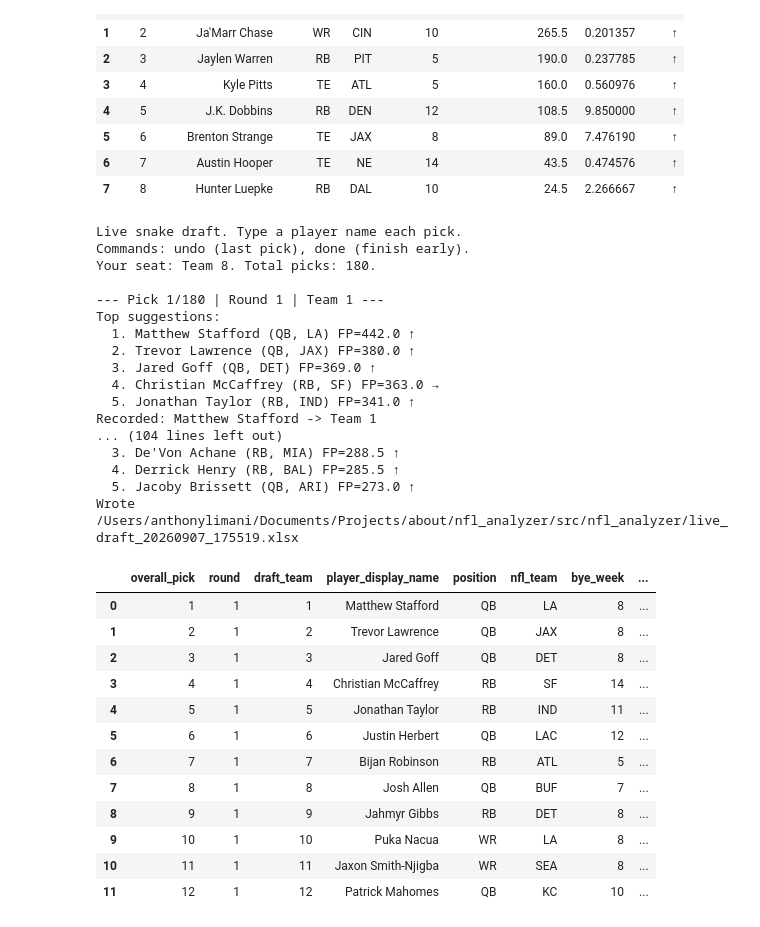
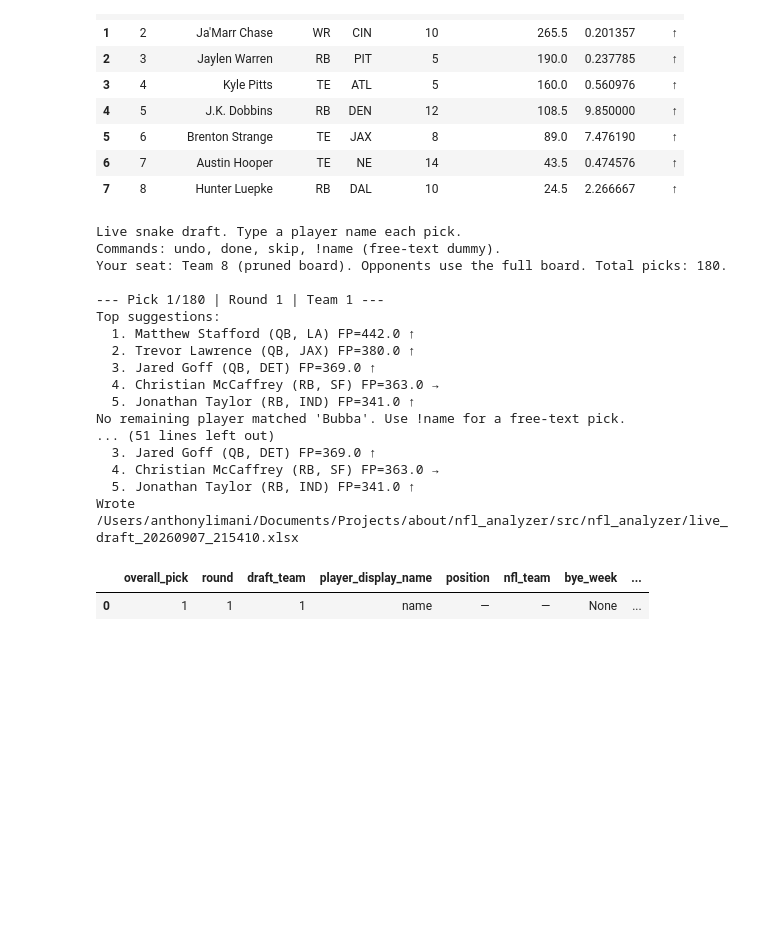
Before and after one commit to broverlord93/about, a Jupyter notebook: nfl_analyzer/src/nfl_analyzer/draft_analysis.ipynb, the cells around one changed output. Saved outputs shown, nothing was run; the diff lists cells and outputs as text; code cells hidden in the pictures; blank space fills up the shorter version.

```diff
--- a/nfl_analyzer/src/nfl_analyzer/draft_analysis.ipynb
+++ b/nfl_analyzer/src/nfl_analyzer/draft_analysis.ipynb
@@ -70,6 +70,9 @@ print(
 )
 print("Eligibility cutoff last_season >=", latest_loaded_season)
 
+# Snapshot after RET filter only — used for the live-draft full board.
+player_stats_full_weekly = player_stats.copy()
+
 before = len(player_stats)
 player_stats = exclude_incoming_rookies(player_stats, players, latest_loaded_season)
 print(
@@ -418,42 +504,31 @@ My picks from the log:
 # %%
 from datetime import datetime
 from pathlib import Path
 
 from nfl_analyzer.live_draft import export_draft_to_excel, run_live_draft
 
-live_log = run_live_draft(draft_board)
+live_log = run_live_draft(draft_board, full_board=full_draft_board)
 stamp = datetime.now().strftime("%Y%m%d_%H%M%S")
 out = export_draft_to_excel(live_log, Path(f"live_draft_{stamp}.xlsx"))
 print(f"Wrote {out}")
 live_log
 # %% [output]
 Live snake draft. Type a player name each pick.
-Commands: undo (last pick), done (finish early).
-Your seat: Team 8. Total picks: 180.
+Commands: undo, done, skip, !name (free-text dummy).
+Your seat: Team 8 (pruned board). Opponents use the full board. Total picks: 180.
 
 --- Pick 1/180 | Round 1 | Team 1 ---
 Top suggestions:
   1. Matthew Stafford (QB, LA) FP=442.0 ↑
   2. Trevor Lawrence (QB, JAX) FP=380.0 ↑
   3. Jared Goff (QB, DET) FP=369.0 ↑
   4. Christian McCaffrey (RB, SF) FP=363.0 →
   5. Jonathan Taylor (RB, IND) FP=341.0 ↑
-Recorded: Matthew Stafford -> Team 1
-... (104 lines left out)
-  3. De'Von Achane (RB, MIA) FP=288.5 ↑
-  4. Derrick Henry (RB, BAL) FP=285.5 ↑
-  5. Jacoby Brissett (QB, ARI) FP=273.0 ↑
-Wrote /Users/anthonylimani/Documents/Projects/about/nfl_analyzer/src/nfl_analyzer/live_draft_20260907_175519.xlsx
+No remaining player matched 'Bubba'. Use !name for a free-text pick.
+... (51 lines left out)
+  3. Jared Goff (QB, DET) FP=369.0 ↑
+  4. Christian McCaffrey (RB, SF) FP=363.0 →
+  5. Jonathan Taylor (RB, IND) FP=341.0 ↑
+Wrote /Users/anthonylimani/Documents/Projects/about/nfl_analyzer/src/nfl_analyzer/live_draft_20260907_215410.xlsx
 |  | overall_pick | round | draft_team | player_display_name | position | nfl_team | bye_week | ... |
-| 0 | 1 | 1 | 1 | Matthew Stafford | QB | LA | 8 | ... |
-| 1 | 2 | 1 | 2 | Trevor Lawrence | QB | JAX | 8 | ... |
-| 2 | 3 | 1 | 3 | Jared Goff | QB | DET | 8 | ... |
-| 3 | 4 | 1 | 4 | Christian McCaffrey | RB | SF | 14 | ... |
-| 4 | 5 | 1 | 5 | Jonathan Taylor | RB | IND | 11 | ... |
-| 5 | 6 | 1 | 6 | Justin Herbert | QB | LAC | 12 | ... |
-| 6 | 7 | 1 | 7 | Bijan Robinson | RB | ATL | 5 | ... |
-| 7 | 8 | 1 | 8 | Josh Allen | QB | BUF | 7 | ... |
-| 8 | 9 | 1 | 9 | Jahmyr Gibbs | RB | DET | 8 | ... |
-| 9 | 10 | 1 | 10 | Puka Nacua | WR | LA | 8 | ... |
-| 10 | 11 | 1 | 11 | Jaxon Smith-Njigba | WR | SEA | 8 | ... |
-| 11 | 12 | 1 | 12 | Patrick Mahomes | QB | KC | 10 | ... |
+| 0 | 1 | 1 | 1 | name | — | — | None | ... |
```
Also changed, not shown: parts of 1 cell of this notebook, 2 other files.
